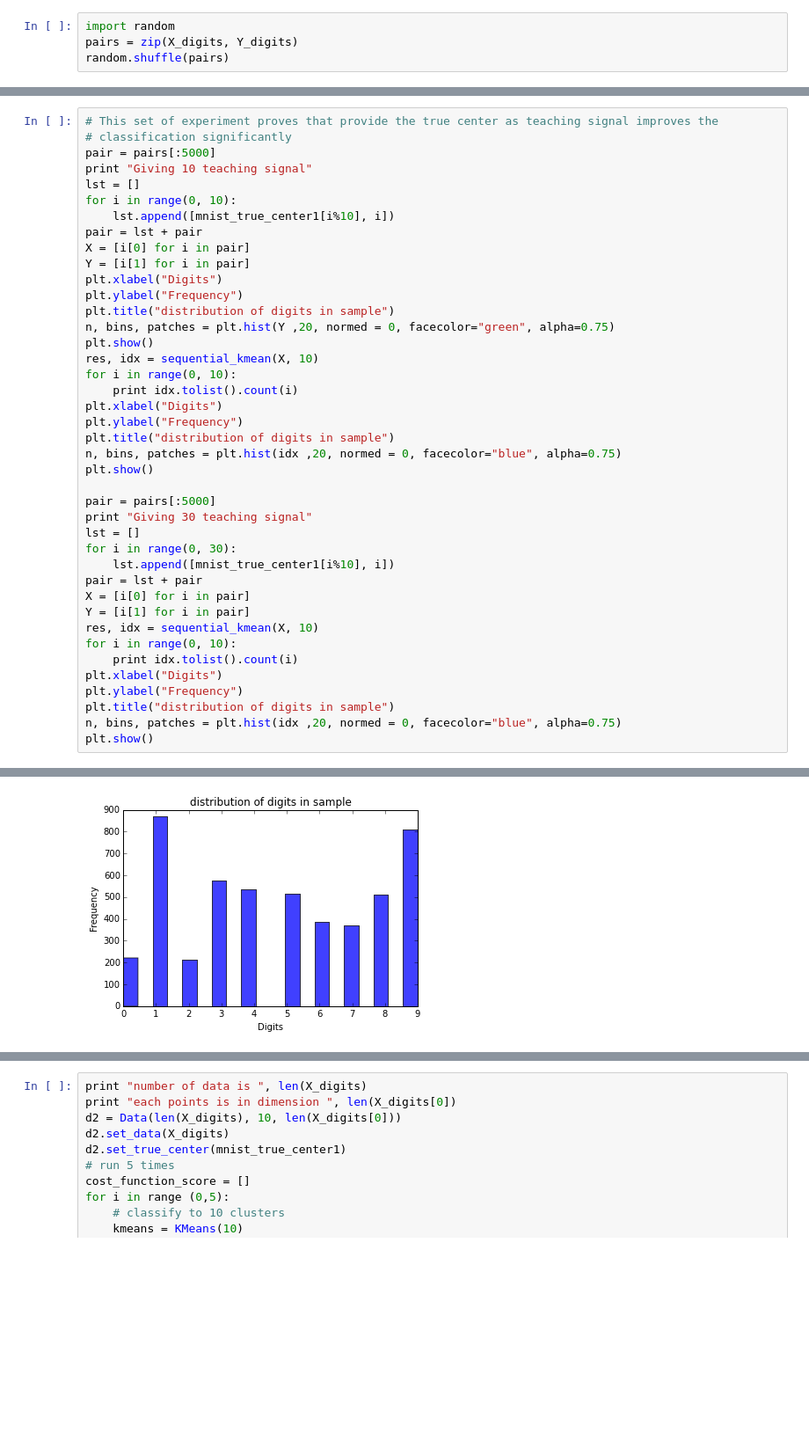
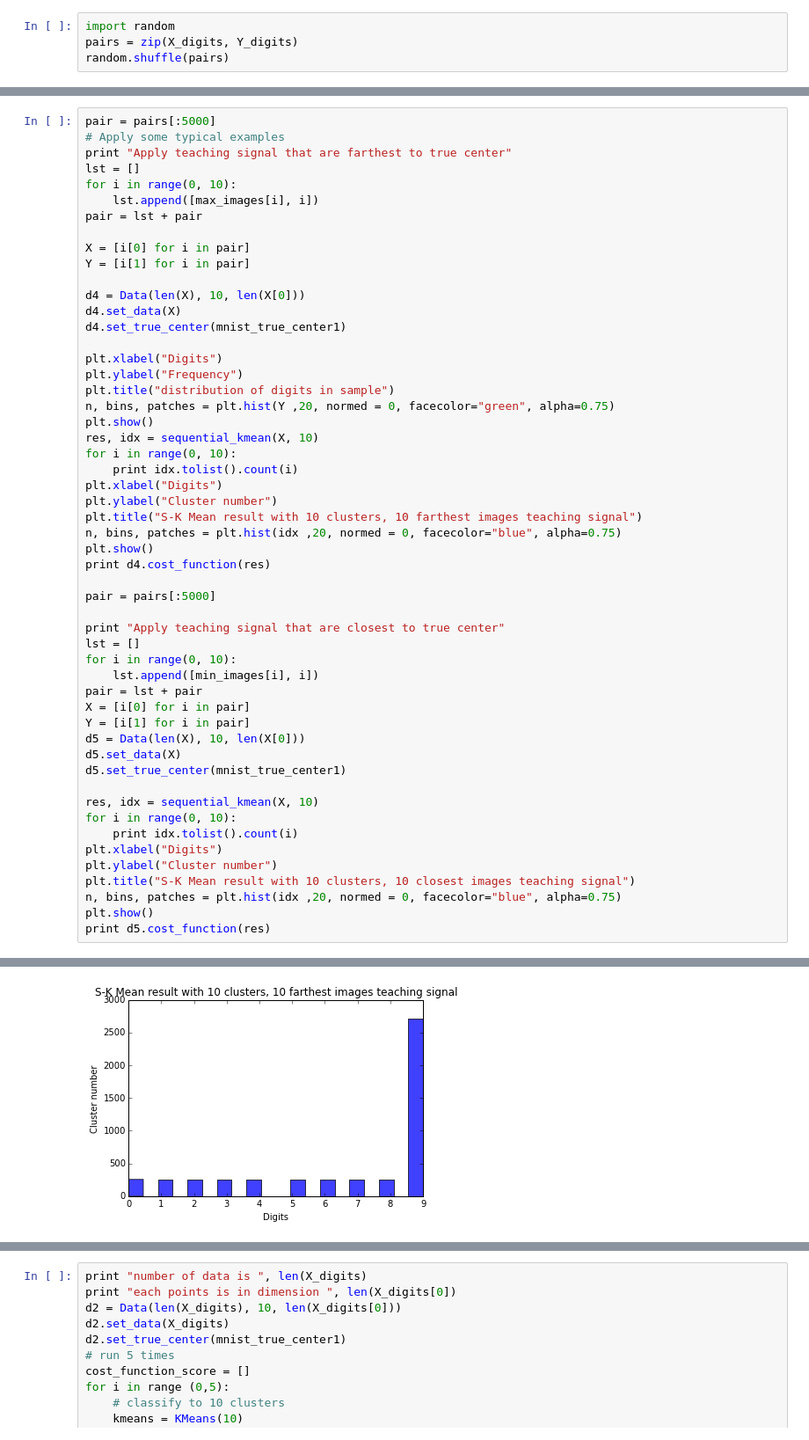
Before and after one commit to RuiqingQiu/K-Mean, a Jupyter notebook: mnist.ipynb, the cells around one changed output, grey strips where cells are left out. Shown: that part at 88% size. Drawn from its saved outputs; the diff is of its cells as text; blank space fills up the shorter version.

Commit message:
mnist changed

```diff
--- a/mnist.ipynb
+++ b/mnist.ipynb
@@ -757,14 +834,19 @@ Cost:  2.90079882273e-06
 # %%
-# This set of experiment proves that provide the true center as teaching signal improves the
-# classification significantly
 pair = pairs[:5000]
-print "Giving 10 teaching signal"
+# Apply some typical examples
+print "Apply teaching signal that are farthest to true center"
 lst = []
 for i in range(0, 10):
-    lst.append([mnist_true_center1[i%10], i])
+    lst.append([max_images[i], i])
 pair = lst + pair
+
 X = [i[0] for i in pair]
 Y = [i[1] for i in pair]
+
+d4 = Data(len(X), 10, len(X[0]))
+d4.set_data(X)
+d4.set_true_center(mnist_true_center1)
+
 plt.xlabel("Digits")
 plt.ylabel("Frequency")
 plt.title("distribution of digits in sample")
@@ -774,25 +856,32 @@ res, idx = sequential_kmean(X, 10)
 for i in range(0, 10):
     print idx.tolist().count(i)
 plt.xlabel("Digits")
-plt.ylabel("Frequency")
-plt.title("distribution of digits in sample")
+plt.ylabel("Cluster number")
+plt.title("S-K Mean result with 10 clusters, 10 farthest images teaching signal")
 n, bins, patches = plt.hist(idx ,20, normed = 0, facecolor="blue", alpha=0.75)
 plt.show()
+print d4.cost_function(res)
 
 pair = pairs[:5000]
-print "Giving 30 teaching signal"
+
+print "Apply teaching signal that are closest to true center"
 lst = []
-for i in range(0, 30):
-    lst.append([mnist_true_center1[i%10], i])
+for i in range(0, 10):
+    lst.append([min_images[i], i])
 pair = lst + pair
 X = [i[0] for i in pair]
 Y = [i[1] for i in pair]
+d5 = Data(len(X), 10, len(X[0]))
+d5.set_data(X)
+d5.set_true_center(mnist_true_center1)
+
 res, idx = sequential_kmean(X, 10)
 for i in range(0, 10):
     print idx.tolist().count(i)
 plt.xlabel("Digits")
-plt.ylabel("Frequency")
-plt.title("distribution of digits in sample")
+plt.ylabel("Cluster number")
+plt.title("S-K Mean result with 10 clusters, 10 closest images teaching signal")
 n, bins, patches = plt.hist(idx ,20, normed = 0, facecolor="blue", alpha=0.75)
 plt.show()
+print d5.cost_function(res)
 # %% [output]
@@ -811 +900 @@ Giving 10 teaching signal
-[figure, old version]
+[figure, new version]
```
Also changed, not shown: parts of 10 cells of this notebook.
